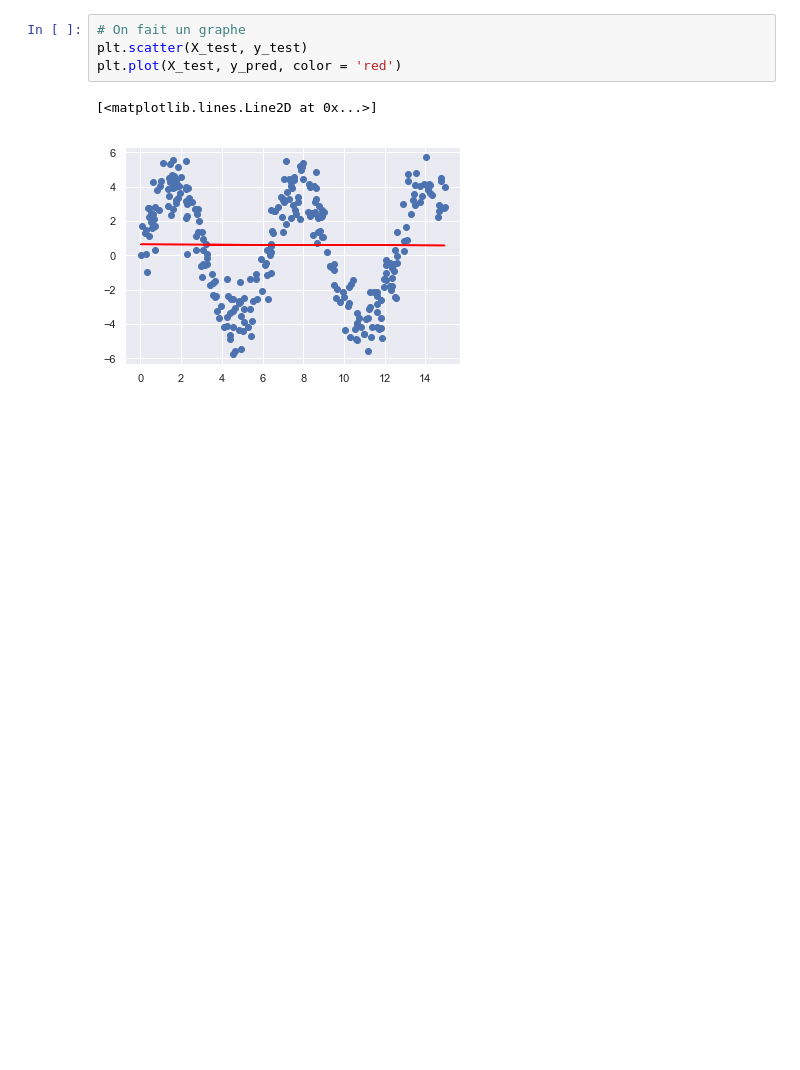
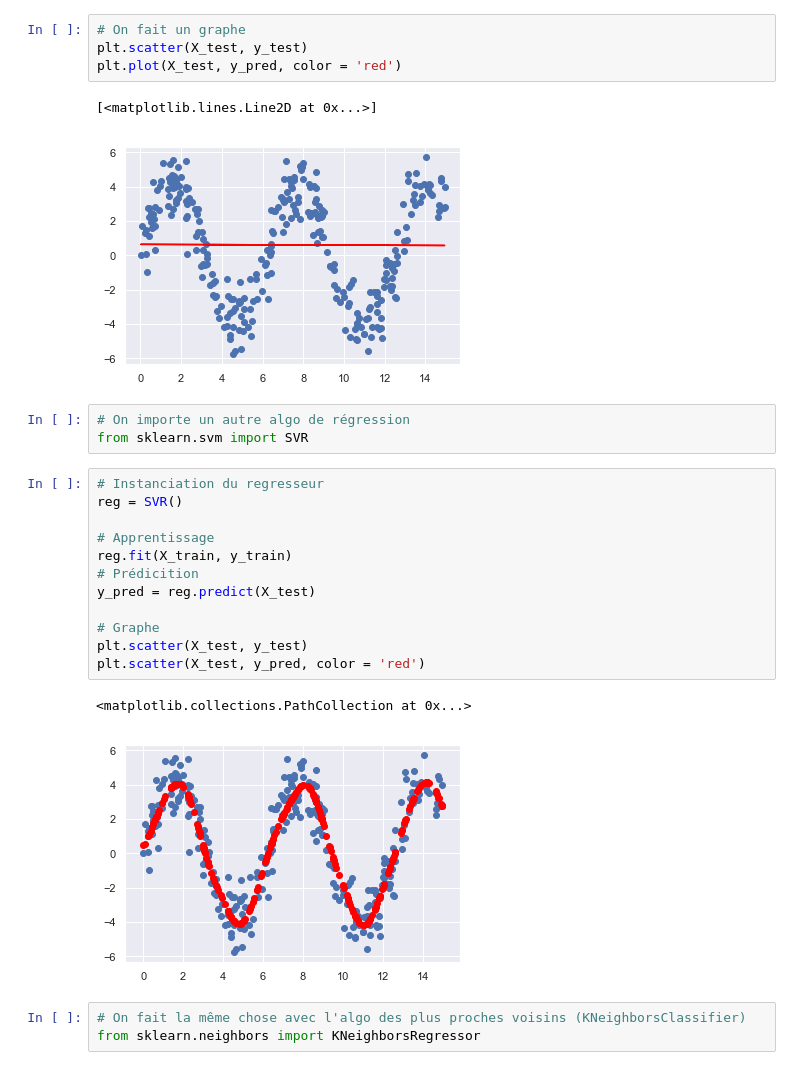
Before and after one commit to Aethyn/LinearRegressionTraining, a Jupyter notebook: TPRegressionLineaire.ipynb, the cells around one changed output. Cells and saved outputs as stored; diff of their text form; blank space fills up the shorter version.

```diff
--- a/TPRegressionLineaire.ipynb
+++ b/TPRegressionLineaire.ipynb
@@ -145,3 +145,24 @@ plt.plot(X_test, y_pred, color = 'red')
 # %% [output]
 [<matplotlib.lines.Line2D at 0x...>]
 [figure]
+# %%
+# On importe un autre algo de régression
+from sklearn.svm import SVR
+# %%
+# Instanciation du regresseur
+reg = SVR()
+
+# Apprentissage
+reg.fit(X_train, y_train)
+# Prédicition
+y_pred = reg.predict(X_test)
+
+# Graphe
+plt.scatter(X_test, y_test)
+plt.scatter(X_test, y_pred, color = 'red')
+# %% [output]
+<matplotlib.collections.PathCollection at 0x...>
+[figure, added]
+# %%
+# On fait la même chose avec l'algo des plus proches voisins (KNeighborsClassifier)
+from sklearn.neighbors import KNeighborsRegressor
```
Also changed, not shown: parts of 1 cell of this notebook.
